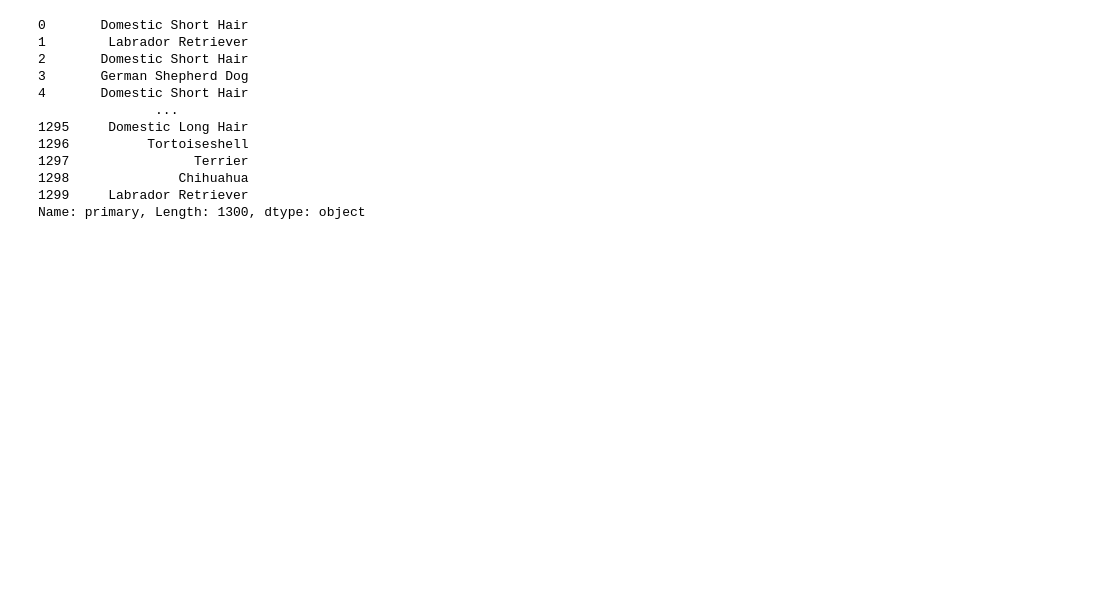
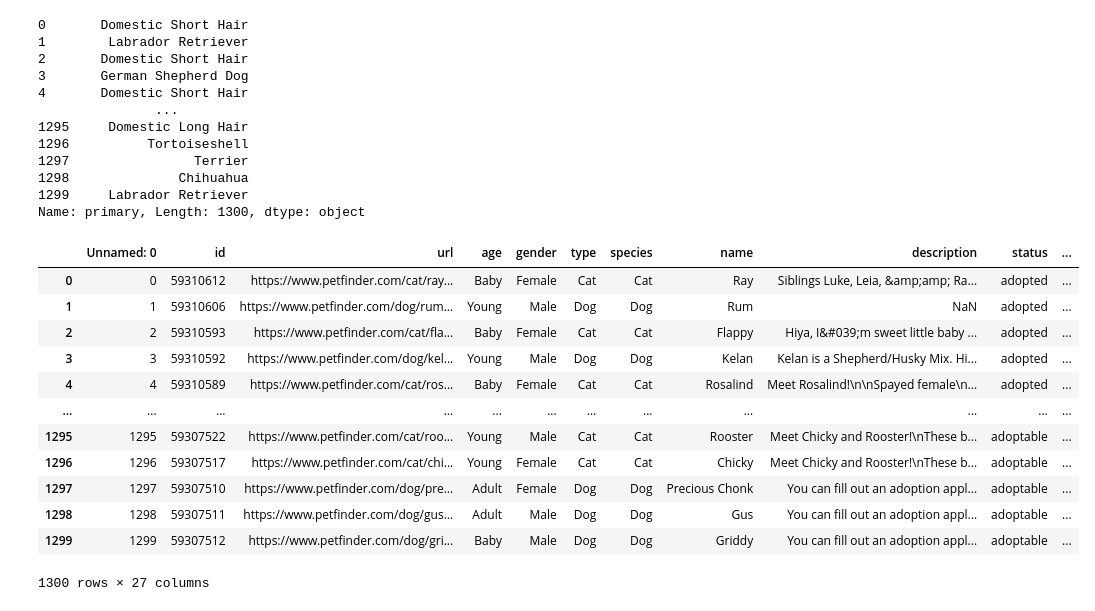
Before and after one commit to acboi0824/project_3_Web_Visualization, a Jupyter notebook: data/DatabaseConnection.ipynb, the cells around one changed output. Cells and saved outputs as stored; diff of their text form; code cells hidden in the pictures; blank space fills up the shorter version.

```diff
--- a/data/DatabaseConnection.ipynb
+++ b/data/DatabaseConnection.ipynb
@@ -11,4 +11,6 @@ Requirement already satisfied, skipping upgrade: six>=1.5 in c:\users\alexc\anac
 import pandas as pd
 
 cleaned_pet_df = pd.read_csv('pet_data_cleaned.csv')
-print(cleaned_pet_df)
+states_csv = pd.read_csv('states_coordinates.csv')
+# print(cleaned_pet_df)
+# print(states_csv)
@@ -48,6 +32,27 @@ cleaned_pet_df = cleaned_pet_df.assign(breed = sr)
 1298              Chihuahua
 1299     Labrador Retriever
 Name: primary, Length: 1300, dtype: object
+# %%
+cleaned_pet_df= cleaned_pet_df.merge(states_csv, left_on='state',right_on='State', how='left')
+# %%
+#formatting
+cleaned_pet_df=cleaned_pet_df.drop(columns=['State', 'Latitude','Longitude'])
+cleaned_pet_df=cleaned_pet_df.rename(columns={"City": "state_name"})
+cleaned_pet_df
+# %% [output]
+|  | Unnamed: 0 | id | url | age | gender | type | species | name | description | status | ... |
+| 0 | 0 | 59310612 | https://www.petfinder.com/cat/ray... | Baby | Female | Cat | Cat | Ray | Siblings Luke, Leia, &amp;amp; Ra... | adopted | ... |
+| 1 | 1 | 59310606 | https://www.petfinder.com/dog/rum... | Young | Male | Dog | Dog | Rum | NaN | adopted | ... |
+| 2 | 2 | 59310593 | https://www.petfinder.com/cat/fla... | Baby | Female | Cat | Cat | Flappy | Hiya, I&#039;m sweet little baby ... | adopted | ... |
+| 3 | 3 | 59310592 | https://www.petfinder.com/dog/kel... | Young | Male | Dog | Dog | Kelan | Kelan is a Shepherd/Husky Mix. Hi... | adopted | ... |
+| 4 | 4 | 59310589 | https://www.petfinder.com/cat/ros... | Baby | Female | Cat | Cat | Rosalind | Meet Rosalind!\n\nSpayed female\n... | adopted | ... |
+| ... | ... | ... | ... | ... | ... | ... | ... | ... | ... | ... | ... |
+| 1295 | 1295 | 59307522 | https://www.petfinder.com/cat/roo... | Young | Male | Cat | Cat | Rooster | Meet Chicky and Rooster!\nThese b... | adoptable | ... |
+| 1296 | 1296 | 59307517 | https://www.petfinder.com/cat/chi... | Young | Female | Cat | Cat | Chicky | Meet Chicky and Rooster!\nThese b... | adoptable | ... |
+| 1297 | 1297 | 59307510 | https://www.petfinder.com/dog/pre... | Adult | Female | Dog | Dog | Precious Chonk | You can fill out an adoption appl... | adoptable | ... |
+| 1298 | 1298 | 59307511 | https://www.petfinder.com/dog/gus... | Adult | Male | Dog | Dog | Gus | You can fill out an adoption appl... | adoptable | ... |
+| 1299 | 1299 | 59307512 | https://www.petfinder.com/dog/gri... | Baby | Male | Dog | Dog | Griddy | You can fill out an adoption appl... | adoptable | ... |
+1300 rows × 27 columns
 # %%
 #Establish a connection to SQL:
 from sqlalchemy import create_engine
```
Also changed, not shown: parts of 3 cells of this notebook, 3 other files.
